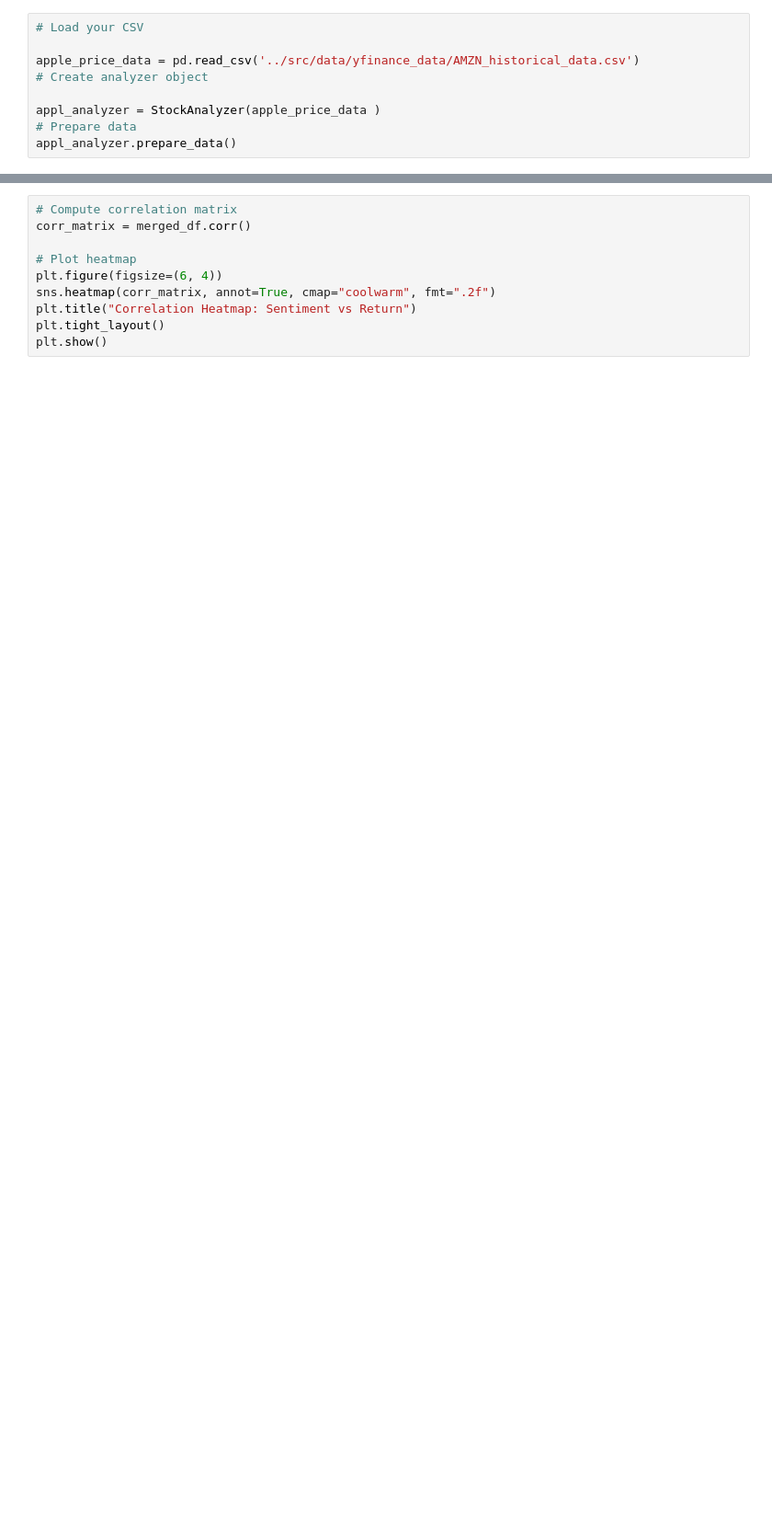
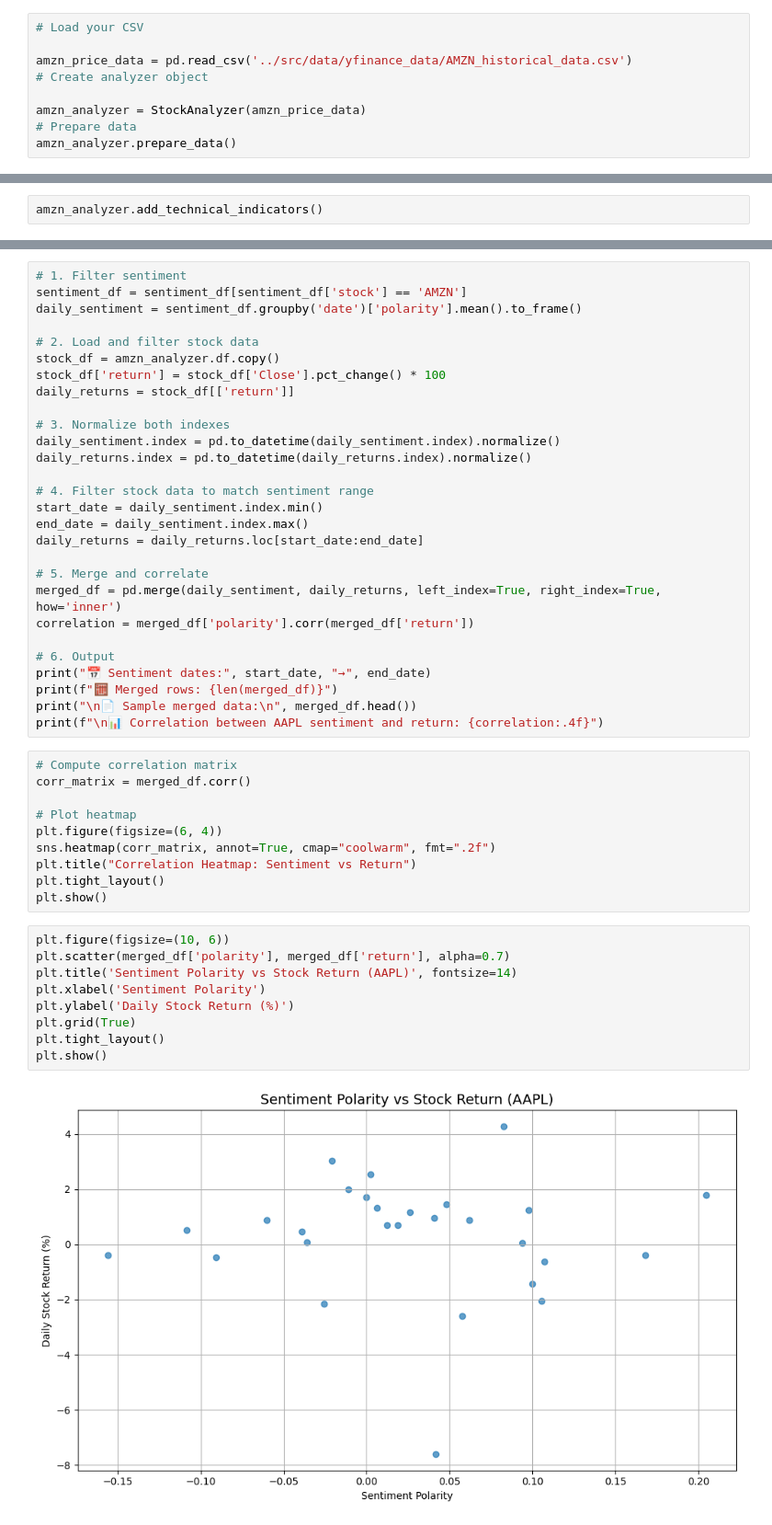
Before and after one commit to mijuual/price-news-sentiment, a Jupyter notebook: notebooks/AMZN_correlation.ipynb, the cells around one changed output, grey strips where cells are left out. Shown at 92% size. Cells and saved outputs as stored; diff of their text form; blank space fills up the shorter version.

Commit message:
correlation anaysis and APPL added

```diff
--- a/notebooks/AMZN_correlation.ipynb
+++ b/notebooks/AMZN_correlation.ipynb
@@ -9,9 +9,9 @@ from quantitative_analysis import StockAnalyzer
 # %%
 # Load your CSV
 
-apple_price_data = pd.read_csv('../src/data/yfinance_data/AMZN_historical_data.csv')
+amzn_price_data = pd.read_csv('../src/data/yfinance_data/AMZN_historical_data.csv')
 # Create analyzer object
 
-appl_analyzer = StockAnalyzer(apple_price_data )
+amzn_analyzer = StockAnalyzer(amzn_price_data)
 # Prepare data
-appl_analyzer.prepare_data()
+amzn_analyzer.prepare_data()
@@ -64,0 +18,2 @@ def fix_date_column(df, col='date'):
+# %%
+amzn_analyzer.add_technical_indicators()
@@ -105,3 +57,31 @@ print(f"\n📊 Correlation between AAPL sentiment and return: {correlation:.4f}"
+# %%
+# 1. Filter sentiment
+sentiment_df = sentiment_df[sentiment_df['stock'] == 'AMZN']
+daily_sentiment = sentiment_df.groupby('date')['polarity'].mean().to_frame()
+
+# 2. Load and filter stock data
+stock_df = amzn_analyzer.df.copy()
+stock_df['return'] = stock_df['Close'].pct_change() * 100
+daily_returns = stock_df[['return']]
+
+# 3. Normalize both indexes
+daily_sentiment.index = pd.to_datetime(daily_sentiment.index).normalize()
+daily_returns.index = pd.to_datetime(daily_returns.index).normalize()
+
+# 4. Filter stock data to match sentiment range
+start_date = daily_sentiment.index.min()
+end_date = daily_sentiment.index.max()
+daily_returns = daily_returns.loc[start_date:end_date]
+
+# 5. Merge and correlate
+merged_df = pd.merge(daily_sentiment, daily_returns, left_index=True, right_index=True, how='inner')
+correlation = merged_df['polarity'].corr(merged_df['return'])
+
+# 6. Output
+print("📅 Sentiment dates:", start_date, "→", end_date)
+print(f"🧮 Merged rows: {len(merged_df)}")
+print("\n📄 Sample merged data:\n", merged_df.head())
+print(f"\n📊 Correlation between AAPL sentiment and return: {correlation:.4f}")
 # %%
 # Compute correlation matrix
 corr_matrix = merged_df.corr()
@@ -112,3 +92,14 @@ sns.heatmap(corr_matrix, annot=True, cmap="coolwarm", fmt=".2f")
 plt.title("Correlation Heatmap: Sentiment vs Return")
 plt.tight_layout()
 plt.show()
+# %%
+plt.figure(figsize=(10, 6))
+plt.scatter(merged_df['polarity'], merged_df['return'], alpha=0.7)
+plt.title('Sentiment Polarity vs Stock Return (AAPL)', fontsize=14)
+plt.xlabel('Sentiment Polarity')
+plt.ylabel('Daily Stock Return (%)')
+plt.grid(True)
+plt.tight_layout()
+plt.show()
+# %% [output]
+[figure, added]
```
Also changed, not shown: parts of 9 cells of this notebook, 5 other files.
